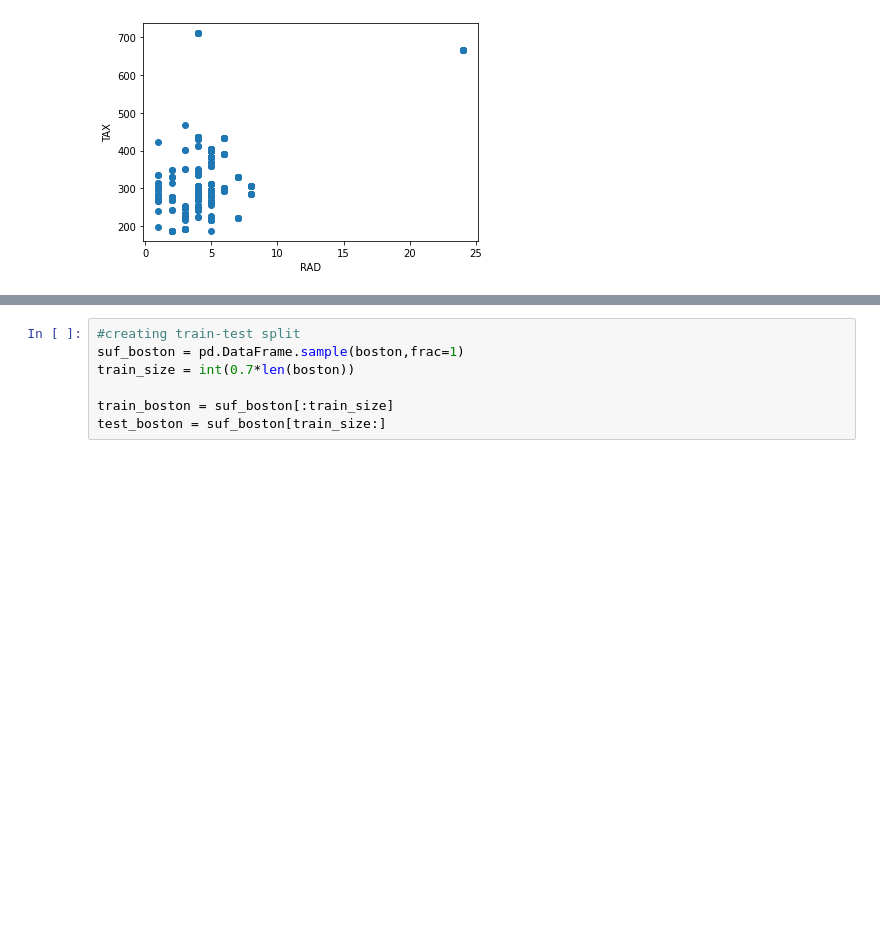
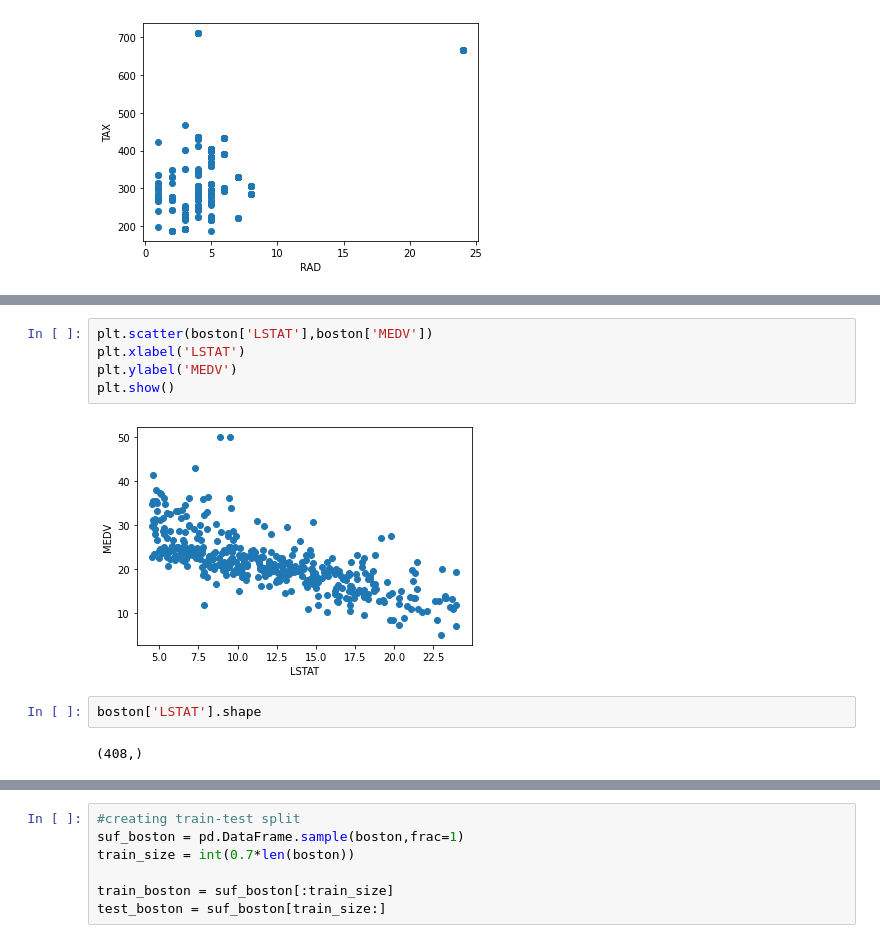
Before and after one commit to samxaverian/Machine-Learning, a Jupyter notebook: Boston_Linear_regression.ipynb, the cells around one changed output, grey strips where cells are left out. Saved outputs shown, nothing was run; the diff lists cells and outputs as text; blank space fills up the shorter version.

```diff
--- a/Boston_Linear_regression.ipynb
+++ b/Boston_Linear_regression.ipynb
@@ -172,0 +191,11 @@ plt.show()
+# %%
+plt.scatter(boston['LSTAT'],boston['MEDV'])
+plt.xlabel('LSTAT')
+plt.ylabel('MEDV')
+plt.show()
+# %% [output]
+[figure, added]
+# %%
+boston['LSTAT'].shape
+# %% [output]
+(408,)
```
Also changed, not shown: parts of 36 cells of this notebook.
